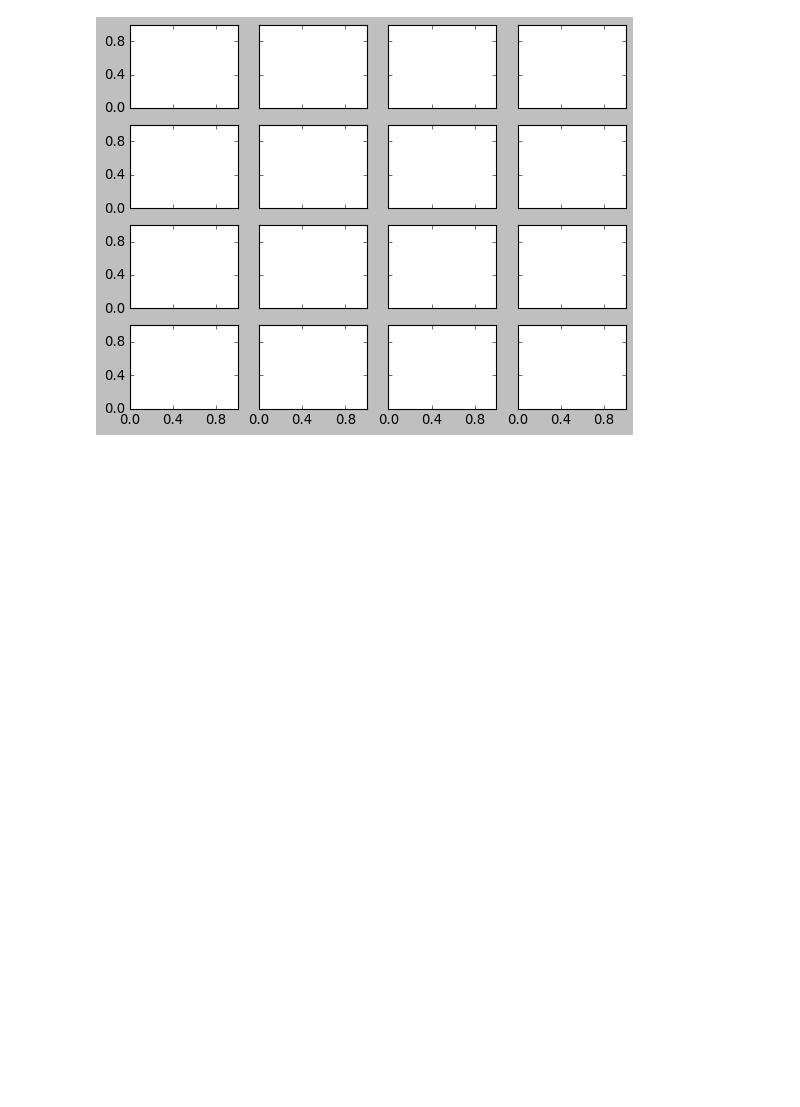
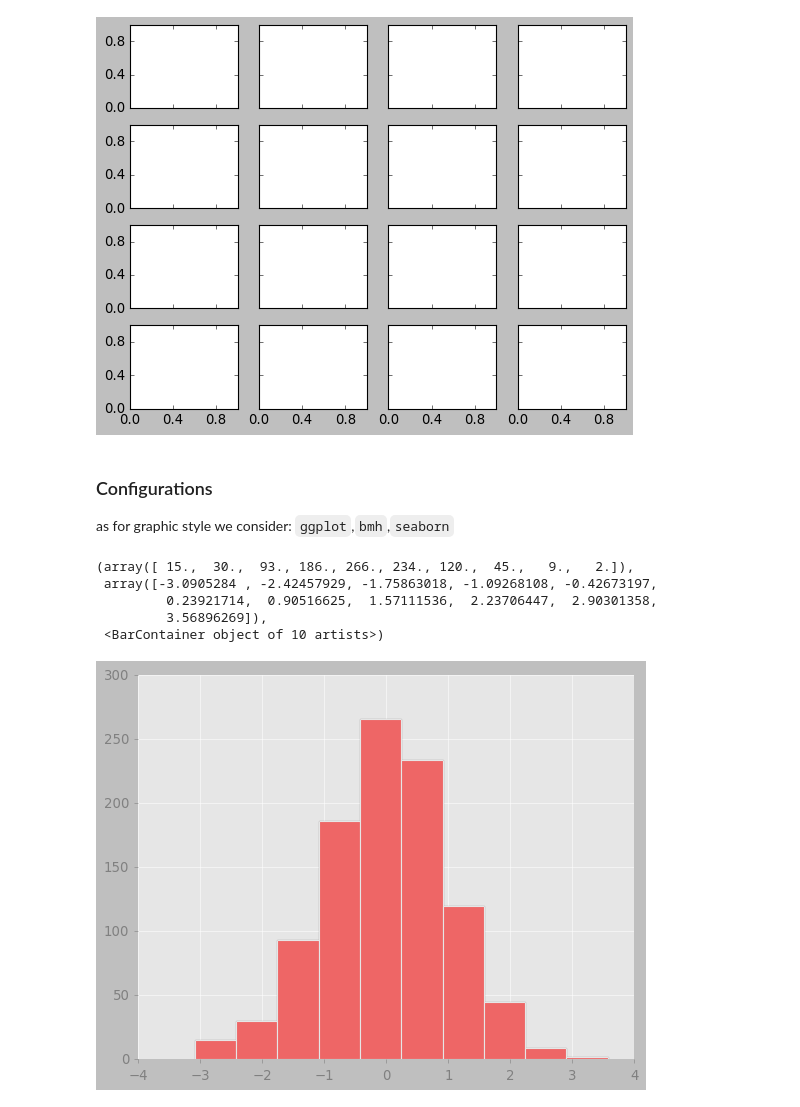
Before and after one commit to wbytt/plearn, a Jupyter notebook: datasci.ipynb, the cells around one changed output. Drawn from its saved outputs; the diff is of its cells as text; code cells hidden in the pictures; blank space fills up the shorter version.

```diff
--- a/datasci.ipynb
+++ b/datasci.ipynb
@@ -1364,3 +1364,36 @@ for axi in ax.flat:
     axi.yaxis.set_major_locator(plt.MaxNLocator(3))
 # %% [output]
 [figure]
+# %% [markdown]
+### Configurations
+as for graphic style we consider:
+`ggplot`,`bmh`,`seaborn`
+# %%
+x = np.random.randn(1000)
+# for axes's color,we set the label below graph
+ax = plt.axes(facecolor='#E6E6E6')
+ax.set_axisbelow(True)
+# the graph use white grid
+plt.grid(color='w', linestyle='solid')
+# hide the border line
+for spine in ax.spines.values():
+    spine.set_visible(False)
+# only keep the tick on the bottom and left
+ax.xaxis.tick_bottom()
+ax.yaxis.tick_left()
+# set the color of tick and labels gray
+ax.tick_params(colors='gray', direction='out')
+for tick in ax.get_xticklabels():
+    tick.set_color('gray')
+for tick in ax.get_yticklabels():
+    tick.set_color('gray')
+plt.hist(x)
+# set the hist's edge and filling
+ax.hist(x, edgecolor='#E6E6E6', color='#EE6666')
+# %% [output]
+(array([ 15.,  30.,  93., 186., 266., 234., 120.,  45.,   9.,   2.]),
+ array([-3.0905284 , -2.42457929, -1.75863018, -1.09268108, -0.42673197,
+         0.23921714,  0.90516625,  1.57111536,  2.23706447,  2.90301358,
+         3.56896269]),
+ <BarContainer object of 10 artists>)
+[figure, added]
```
Also changed, not shown: parts of 19 cells of this notebook.
